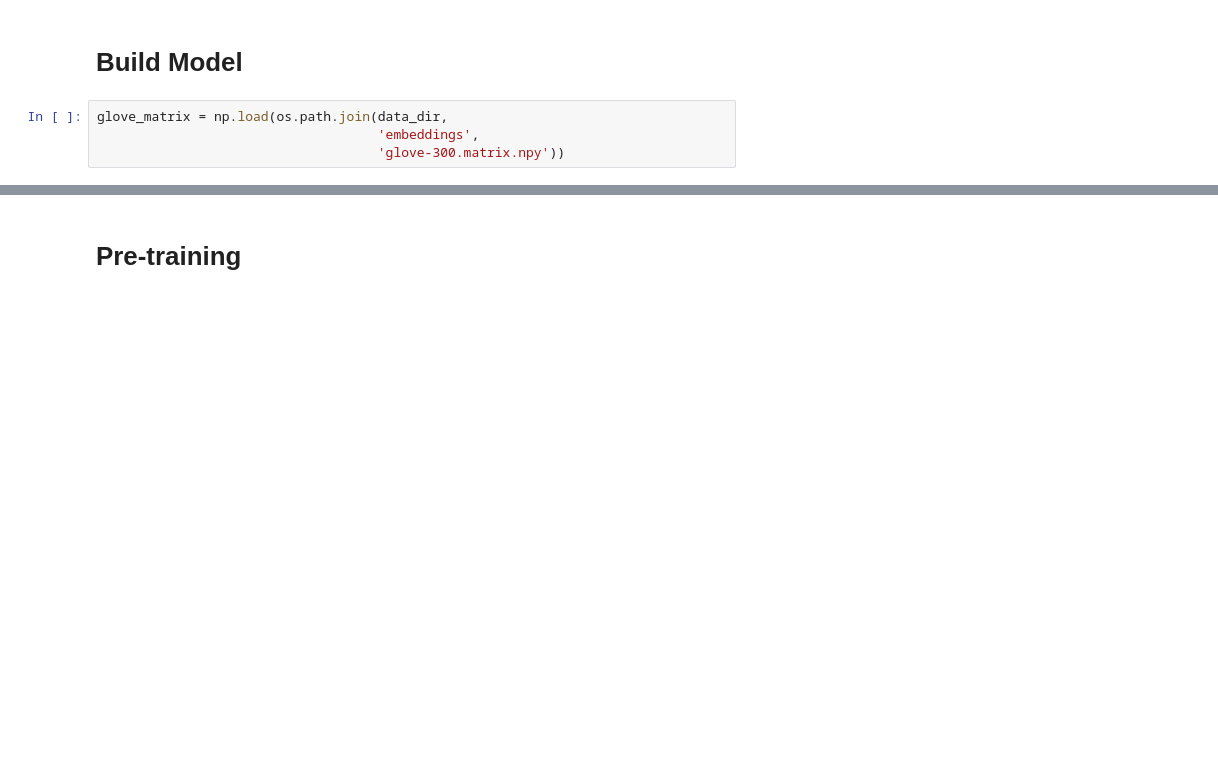
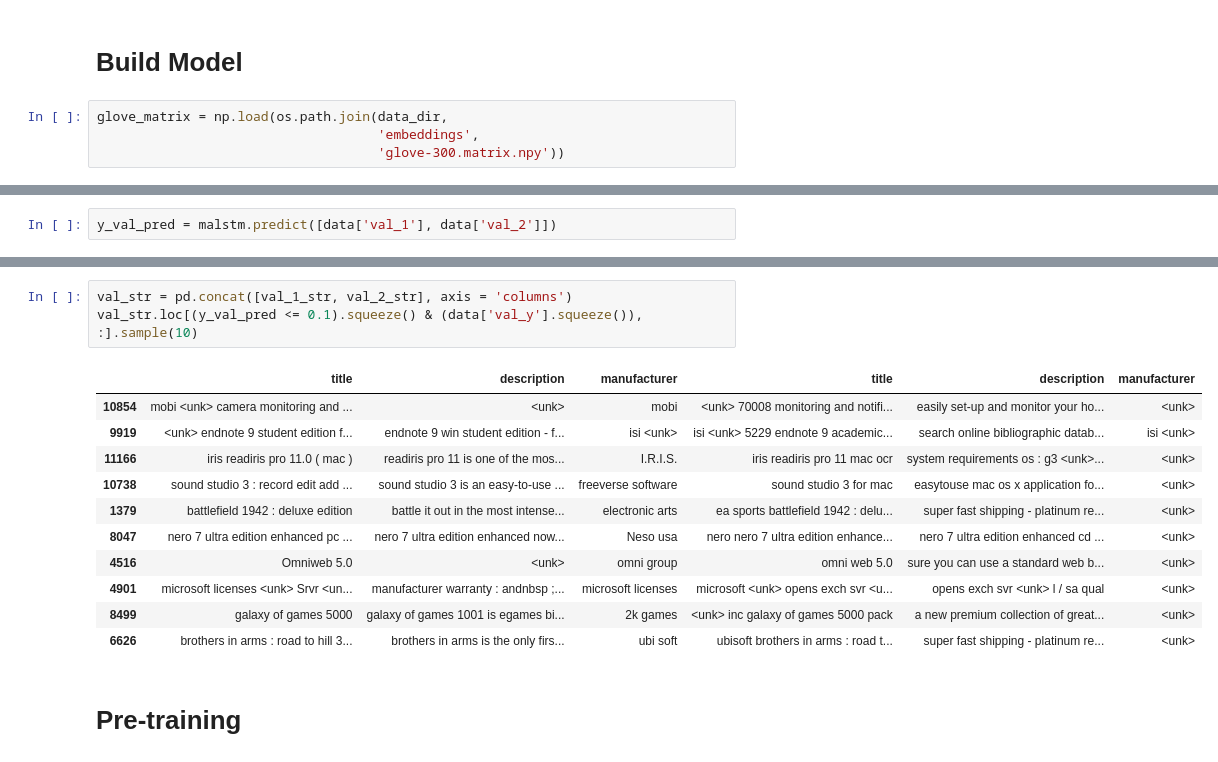
Before and after one commit to zhao1701/extending-deep-ER, a Jupyter notebook: notebooks/baseline-lstm-amazon-google.ipynb, the cells around one changed output, grey strips where cells are left out. Saved outputs shown, nothing was run; the diff lists cells and outputs as text; blank space fills up the shorter version.

```diff
--- a/notebooks/baseline-lstm-amazon-google.ipynb
+++ b/notebooks/baseline-lstm-amazon-google.ipynb
@@ -105,0 +171,2 @@ malstm = Model([input_left, input_right], [distance])
+# %%
+y_val_pred = malstm.predict([data['val_1'], data['val_2']])
@@ -106,3 +220,18 @@ malstm = Model([input_left, input_right], [distance])
+# %%
+val_str = pd.concat([val_1_str, val_2_str], axis = 'columns')
+val_str.loc[(y_val_pred <= 0.1).squeeze() & (data['val_y'].squeeze()), :].sample(10)
+# %% [output]
+|  | title | description | manufacturer | title | description | manufacturer |
+| 10854 | mobi <unk> camera monitoring and ... | <unk> | mobi | <unk> 70008 monitoring and notifi... | easily set-up and monitor your ho... | <unk> |
+| 9919 | <unk> endnote 9 student edition f... | endnote 9 win student edition - f... | isi <unk> | isi <unk> 5229 endnote 9 academic... | search online bibliographic datab... | isi <unk> |
+| 11166 | iris readiris pro 11.0 ( mac ) | readiris pro 11 is one of the mos... | I.R.I.S. | iris readiris pro 11 mac ocr | system requirements os : g3 <unk>... | <unk> |
+| 10738 | sound studio 3 : record edit add ... | sound studio 3 is an easy-to-use ... | freeverse software | sound studio 3 for mac | easytouse mac os x application fo... | <unk> |
+| 1379 | battlefield 1942 : deluxe edition | battle it out in the most intense... | electronic arts | ea sports battlefield 1942 : delu... | super fast shipping - platinum re... | <unk> |
+| 8047 | nero 7 ultra edition enhanced pc ... | nero 7 ultra edition enhanced now... | Neso usa | nero nero 7 ultra edition enhance... | nero 7 ultra edition enhanced cd ... | <unk> |
+| 4516 | Omniweb 5.0 | <unk> | omni group | omni web 5.0 | sure you can use a standard web b... | <unk> |
+| 4901 | microsoft licenses <unk> Srvr <un... | manufacturer warranty : andnbsp ;... | microsoft licenses | microsoft <unk> opens exch svr <u... | opens exch svr <unk> l / sa qual | <unk> |
+| 8499 | galaxy of games 5000 | galaxy of games 1001 is egames bi... | 2k games | <unk> inc galaxy of games 5000 pack | a new premium collection of great... | <unk> |
+| 6626 | brothers in arms : road to hill 3... | brothers in arms is the only firs... | ubi soft | ubisoft brothers in arms : road t... | super fast shipping - platinum re... | <unk> |
 # %% [markdown]
 # Pre-training
 # %%
```
Also changed, not shown: parts of 17 cells of this notebook, 2 other files.
